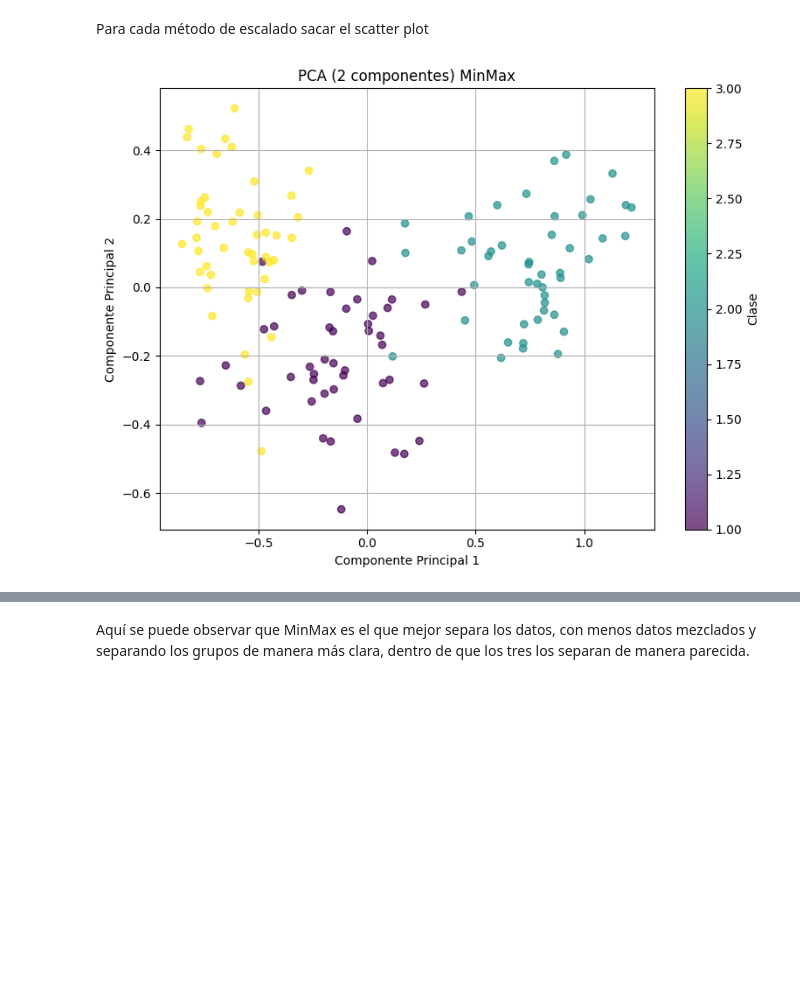
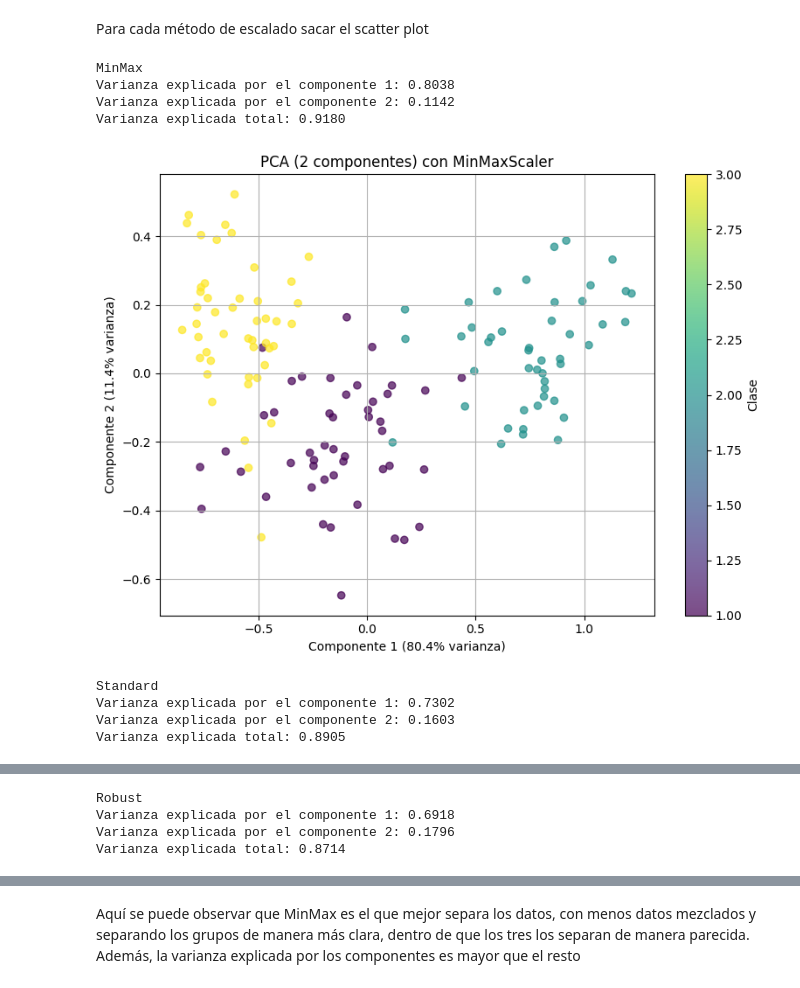
Before and after one commit to AlejandroMokovIvanchov-100432094/Grupo10_Practica2, a Jupyter notebook: practica2.ipynb, the cells around one changed output, grey strips where cells are left out. Cells and saved outputs as stored; diff of their text form; code cells hidden in the pictures; blank space fills up the shorter version.

Commit message:
Parte 1: Varianza explicada por los componentes

```diff
--- a/practica2.ipynb
+++ b/practica2.ipynb
@@ -74,30 +74,46 @@ Para cada método de escalado sacar el scatter plot
 # %%
 scaling_methods = {
     "MinMax": MinMaxScaler(),
     "Standard": StandardScaler(),
     "Robust": RobustScaler()
 }
 
 for scale_name, scaler in scaling_methods.items():
 
 # Crear pipeline con MinMaxScaler y PCA a 2 componentes
     clf_pca = Pipeline(steps=[
         ('scaler', scaler),
         ('pca', PCA(n_components=2))
     ])
 
     # Aplicar transformación
     X_pca = clf_pca.fit_transform(X_train)
 
+    pca = PCA(n_components=2)
+
+    varianza = clf_pca.named_steps['pca'].explained_variance_ratio_
+    print(scale_name)
+    print(f"Varianza explicada por el componente 1: {varianza[0]:.4f}")
+    print(f"Varianza explicada por el componente 2: {varianza[1]:.4f}")
+    print(f"Varianza explicada total: {varianza.sum():.4f}")
+
     # Visualizar
     plt.figure(figsize=(8, 6))
     scatter = plt.scatter(X_pca[:, 0], X_pca[:, 1], c=y_train, cmap='viridis', alpha=0.7)
-    plt.title('PCA (2 componentes) '+ scale_name)
-    plt.xlabel('Componente Principal 1')
-    plt.ylabel('Componente Principal 2')
+    plt.title('PCA (2 componentes) con MinMaxScaler')
+    plt.xlabel(f'Componente 1 ({varianza[0]*100:.1f}% varianza)')
+    plt.ylabel(f'Componente 2 ({varianza[1]*100:.1f}% varianza)')
     plt.colorbar(scatter, label='Clase')
     plt.grid(True)
     plt.tight_layout()
     plt.show()
 # %% [output]
+MinMax
+Varianza explicada por el componente 1: 0.8038
+Varianza explicada por el componente 2: 0.1142
+Varianza explicada total: 0.9180
-[figure, old version]
+[figure, new version]
+Standard
+Varianza explicada por el componente 1: 0.7302
+Varianza explicada por el componente 2: 0.1603
+Varianza explicada total: 0.8905
@@ -104,0 +121,4 @@ for scale_name, scaler in scaling_methods.items():
+Robust
+Varianza explicada por el componente 1: 0.6918
+Varianza explicada por el componente 2: 0.1796
+Varianza explicada total: 0.8714
@@ -106,2 +126,2 @@ for scale_name, scaler in scaling_methods.items():
 # %% [markdown]
-Aquí se puede observar que MinMax es el que mejor separa los datos, con menos datos mezclados y separando los grupos de manera más clara, dentro de que los tres los separan de manera parecida.
+Aquí se puede observar que MinMax es el que mejor separa los datos, con menos datos mezclados y separando los grupos de manera más clara, dentro de que los tres los separan de manera parecida. Además, la varianza explicada por los componentes es mayor que el resto
```
Also changed, not shown: parts of 1 cell of this notebook.
